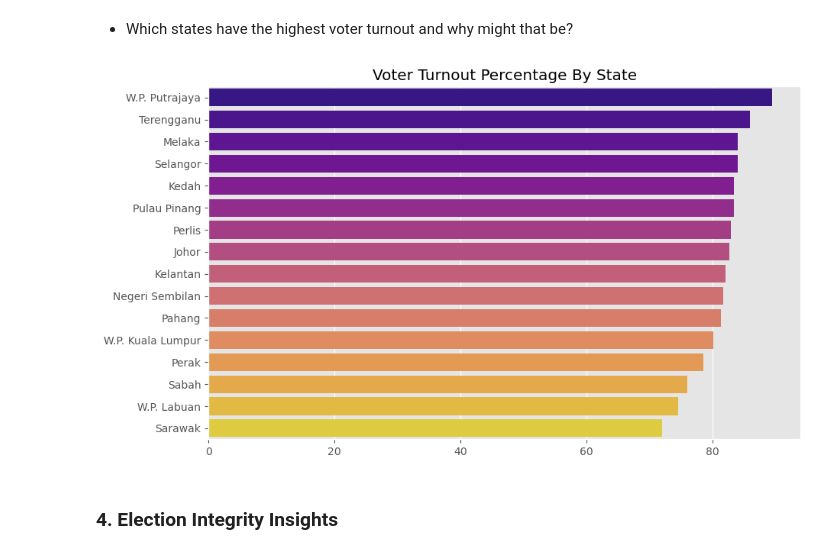
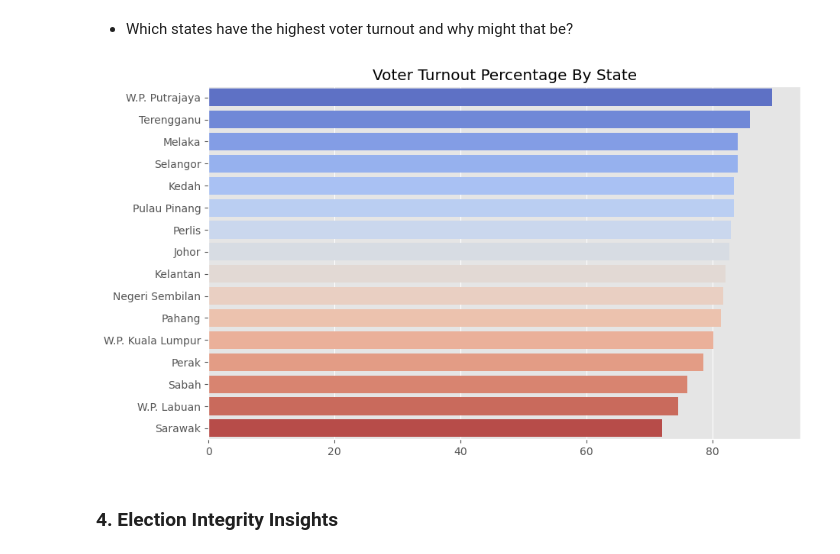
Before and after one commit to ChuSeng99/ge-malaysia, a Jupyter notebook: ge_analysis.ipynb, the cells around one changed output. Saved outputs shown, nothing was run; the diff lists cells and outputs as text; code cells hidden in the pictures.

```diff
--- a/ge_analysis.ipynb
+++ b/ge_analysis.ipynb
@@ -538,29 +538,29 @@ Correlation between Spoiled Votes and Total Votes Cast: 0.5961
 # %%
 df_turnout = (
     df.groupby('state')
     .agg(
         total_registered_voters = ('total_registered_voters', 'sum'),
         casted_votes = ('valid_votes_cast', 'sum')
     )
     .assign(voter_turnout_percentage = lambda x: (x['casted_votes'] / x['total_registered_voters']).mul(100).round(2))
     .loc[:, ['voter_turnout_percentage']]
     .sort_values(by='voter_turnout_percentage', ascending=False)
 )
 
 sns.barplot(
     y=df_turnout.index,
     x=df_turnout['voter_turnout_percentage'],
     hue=df_turnout.index,
-    palette='plasma',
+    palette='coolwarm',
     legend=False
 )
 
 plt.title('Voter Turnout Percentage By State')
 plt.ylabel('')
 plt.xlabel('')
 plt.show()
 # %% [output]
-[figure, old version]
+[figure, new version]
 # %% [markdown]
 ### 4. Election Integrity Insights
 # %% [markdown]
```
Also changed, not shown: parts of 6 cells of this notebook, 8 other files.
